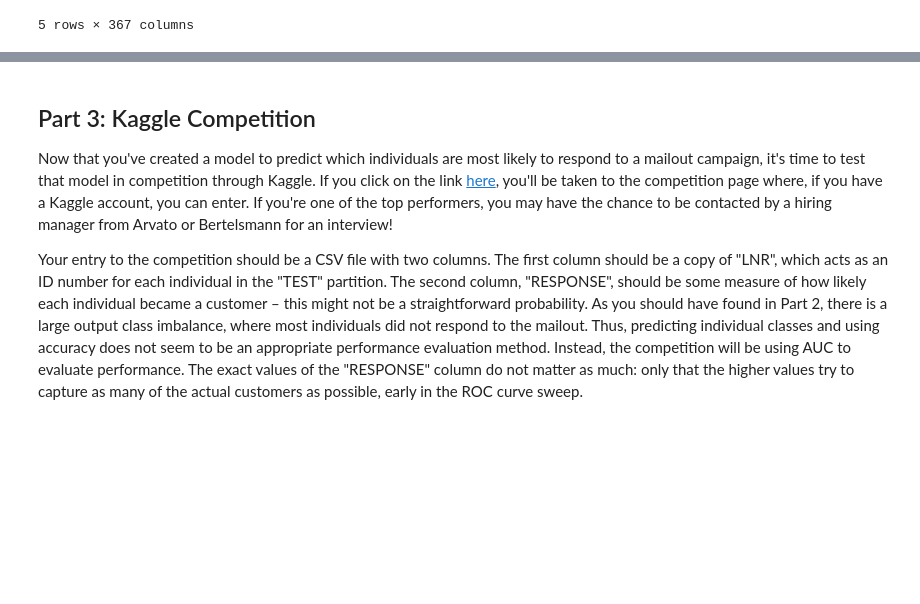
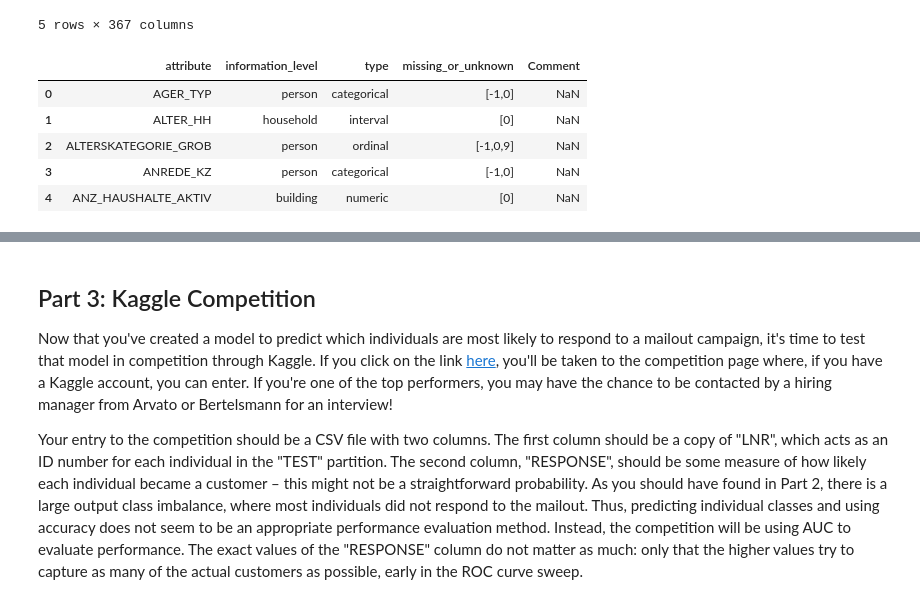
Before and after one commit to patelatharva/Arvato_Customer_Segmentation, a Jupyter notebook: Arvato Project Workbook.ipynb, the cells around one changed output, grey strips where cells are left out. Drawn from its saved outputs; the diff is of its cells as text; code cells hidden in the pictures; blank space fills up the shorter version.

```diff
--- a/Arvato Project Workbook.ipynb
+++ b/Arvato Project Workbook.ipynb
@@ -676,0 +677,11 @@ def clean_sl_data(df, azdias_cleaned=azdias_cleaned, common_cols=common_cols, di
+# %%
+feat_info = pd.read_csv("features.csv")
+# %%
+feat_info.head()
+# %% [output]
+|  | attribute | information_level | type | missing_or_unknown | Comment |
+| 0 | AGER_TYP | person | categorical | [-1,0] | NaN |
+| 1 | ALTER_HH | household | interval | [0] | NaN |
+| 2 | ALTERSKATEGORIE_GROB | person | ordinal | [-1,0,9] | NaN |
+| 3 | ANREDE_KZ | person | categorical | [-1,0] | NaN |
+| 4 | ANZ_HAUSHALTE_AKTIV | building | numeric | [0] | NaN |
```
Also changed, not shown: parts of 23 cells of this notebook, 4 other files.
